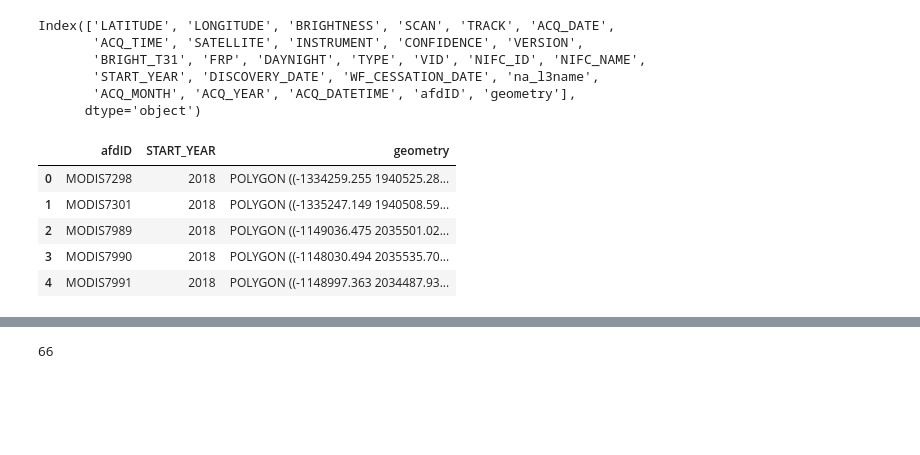
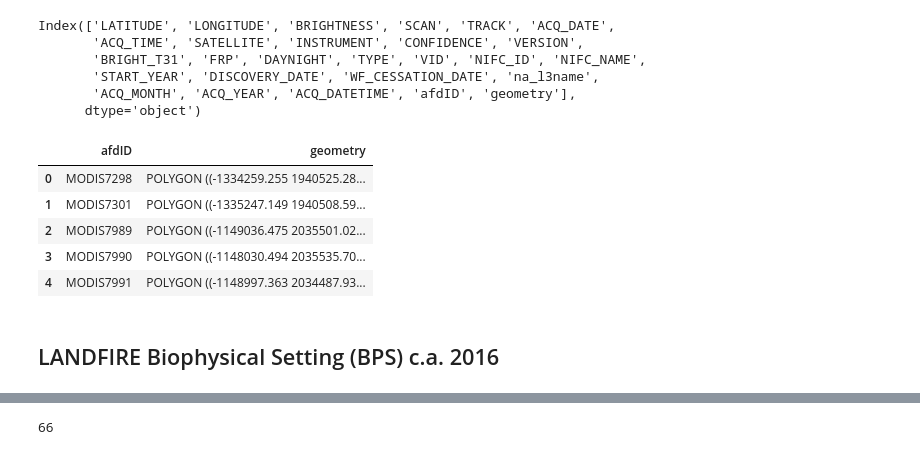
Before and after one commit to natshoff/aspen-fire-fork, a Jupyter notebook: Aim2/code/Python/04afd-landcover-biophys.ipynb, the cells around one changed output, grey strips where cells are left out. Saved outputs shown, nothing was run; the diff lists cells and outputs as text; code cells hidden in the pictures; blank space fills up the shorter version.

Commit message:
Update to 04afd-landcover-biophys.ipynb adding BPS

```diff
--- a/Aim2/code/Python/04afd-landcover-biophys.ipynb
+++ b/Aim2/code/Python/04afd-landcover-biophys.ipynb
@@ -43,12 +45,12 @@ Index(['LATITUDE', 'LONGITUDE', 'BRIGHTNESS', 'SCAN', 'TRACK', 'ACQ_DATE',
       dtype='object')
 # %%
 # Tidy columns for simplicity.
-afds_ = afds_[['afdID','START_YEAR','geometry']]
+afds_ = afds[['afdID','geometry']]
 afds_.head()
 # %% [output]
-|  | afdID | START_YEAR | geometry |
-| 0 | MODIS7298 | 2018 | POLYGON ((-1334259.255 1940525.28... |
-| 1 | MODIS7301 | 2018 | POLYGON ((-1335247.149 1940508.59... |
-| 2 | MODIS7989 | 2018 | POLYGON ((-1149036.475 2035501.02... |
-| 3 | MODIS7990 | 2018 | POLYGON ((-1148030.494 2035535.70... |
-| 4 | MODIS7991 | 2018 | POLYGON ((-1148997.363 2034487.93... |
+|  | afdID | geometry |
+| 0 | MODIS7298 | POLYGON ((-1334259.255 1940525.28... |
+| 1 | MODIS7301 | POLYGON ((-1335247.149 1940508.59... |
+| 2 | MODIS7989 | POLYGON ((-1149036.475 2035501.02... |
+| 3 | MODIS7990 | POLYGON ((-1148030.494 2035535.70... |
+| 4 | MODIS7991 | POLYGON ((-1148997.363 2034487.93... |
@@ -54,0 +59,2 @@ afds_.head()
+# %% [markdown]
+## LANDFIRE Biophysical Setting (BPS) c.a. 2016
```
Also changed, not shown: parts of 30 cells of this notebook, 2 other files.
